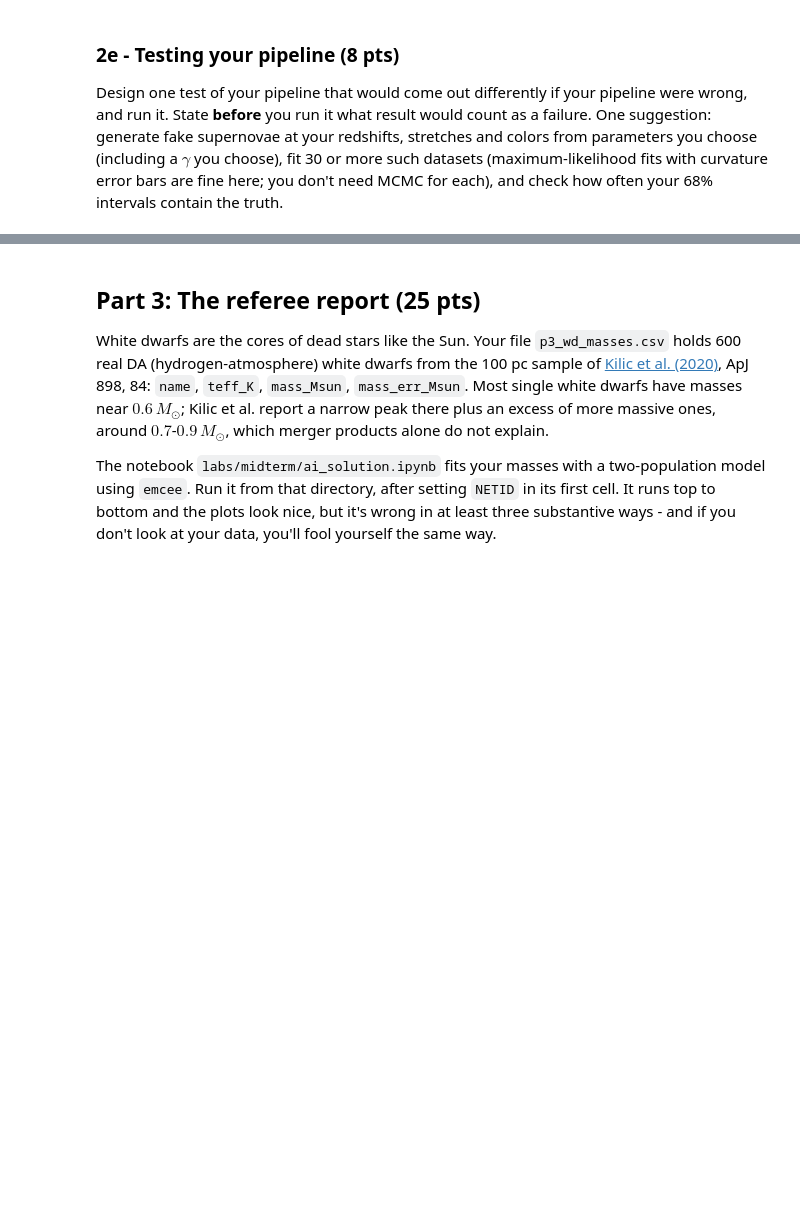
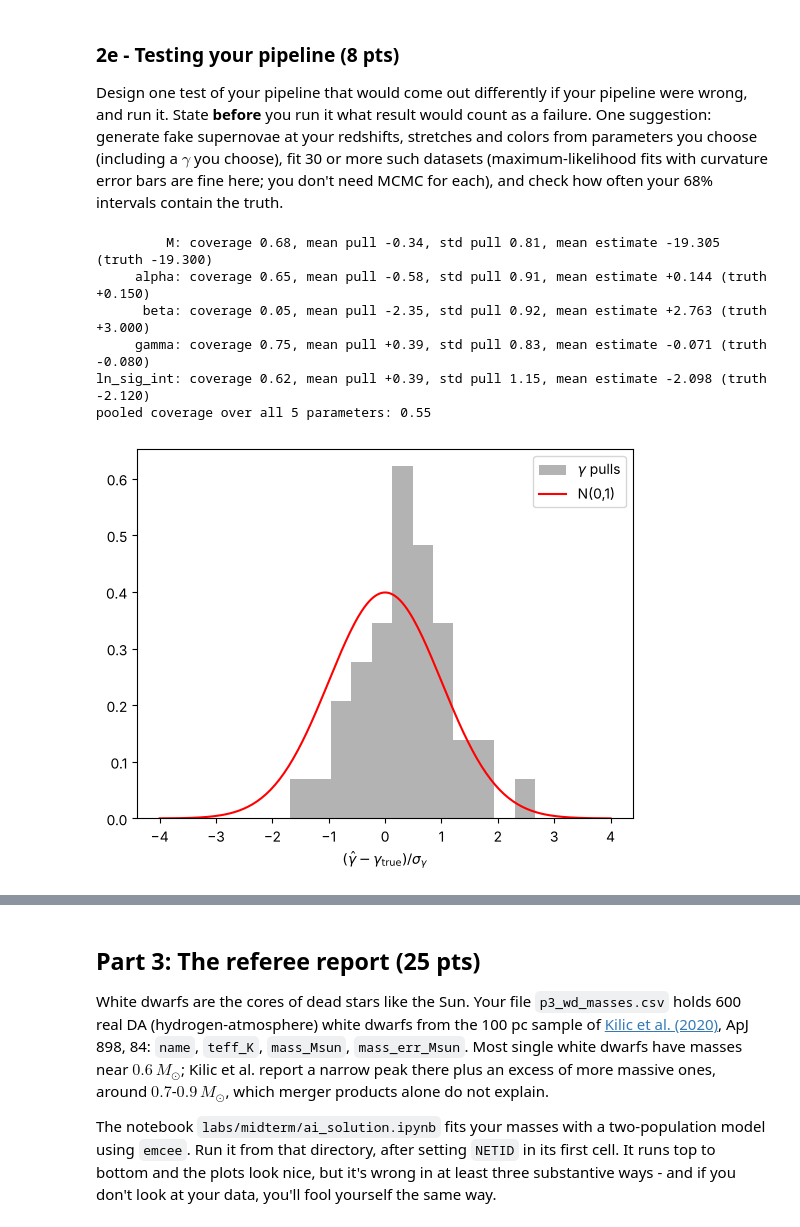
Before and after one commit to yiming-maa/ast457_2026_Fall, a Jupyter notebook: submissions/ym31/midterm.ipynb, the cells around one changed output, grey strips where cells are left out. Cells and saved outputs as stored; diff of their text form; code cells hidden in the pictures; blank space fills up the shorter version.

```diff
--- a/submissions/ym31/midterm.ipynb
+++ b/submissions/ym31/midterm.ipynb
@@ -405,6 +740,49 @@ Compare $M_0$ ($\gamma = 0$) with $M_1$ ($\gamma$ free).
 Design one test of your pipeline that would come out differently if your pipeline were wrong, and run it. State **before** you run it what result would count as a failure. One suggestion: generate fake supernovae at your redshifts, stretches and colors from parameters you choose (including a $\gamma$ you choose), fit 30 or more such datasets (maximum-likelihood fits with curvature error bars are fine here; you don't need MCMC for each), and check how often your 68% intervals contain the truth.
 # %%
 # 2e: your work here
+# Coverage test. Truth I choose (not my fitted values): M = -19.30, alpha = 0.15, beta = 3.00, gamma = -0.08, sig_int = 0.12 mag.
+# Each fake dataset uses my real redshifts, real per-SN covariance matrices, real host-mass probabilities;
+# the true x1, c are my observed ones, and the "observed" (mB, x1, c) are drawn with the full 3x3 covariance.
+# The host of each SN is drawn massive with probability Phi, so the soft step in my model is also being tested.
+# FAILURE (decided before running): with 40 datasets, the 68% coverage of any parameter outside
+# 0.68 +/- 2*sqrt(0.68*0.32/40) = [0.53, 0.83], or a mean pull |<z>| > 2/sqrt(40) = 0.32, or std(z) outside [0.75, 1.25].
+truth = np.array([-19.30, 0.15, 3.00, -0.08, np.log(0.12)])
+nsim = 40
+keep = ~bad
+Cfull = np.zeros((len(z), 3, 3))
+Cfull[:, 0, 0], Cfull[:, 1, 1], Cfull[:, 2, 2] = smB**2, sx1**2, sc**2
+Cfull[:, 0, 1] = Cfull[:, 1, 0] = cmx; Cfull[:, 0, 2] = Cfull[:, 2, 0] = cmc; Cfull[:, 1, 2] = Cfull[:, 2, 1] = cxc
+Lchol = np.linalg.cholesky(Cfull)
+real = (mB, x1, col)
+est, err = np.zeros((nsim, 5)), np.zeros((nsim, 5))
+for k in range(nsim):
+    Mt, at, bt, gt, lst = truth
+    massive = rng.random(len(z)) < Phi
+    # true x1, c are the real observed ones (real[1], real[2]), not the previous loop's fakes
+    m_true = Mt + mu - at*real[1] + bt*real[2] + gt*massive + rng.normal(0, np.exp(lst), len(z)) + rng.normal(0, spec)
+    noise = np.einsum('nij,nj->ni', Lchol, rng.standard_normal((len(z), 3)))
+    mB, x1, col = m_true + noise[:, 0], real[1] + noise[:, 1], real[2] + noise[:, 2]   # globals used by m2lnL
+    f_ = minimize(m2lnL, truth, method='Nelder-Mead', options=NM)
+    est[k] = f_.x; err[k] = np.sqrt(np.diag(2*np.linalg.inv(hessian(m2lnL, f_.x))))
+mB, x1, col = real                                   # put the real data back
+zs = (est - truth) / err
+for i, n in enumerate(names):
+    cov68 = np.mean(np.abs(zs[:, i]) < 1)
+    print(f"{n:>10s}: coverage {cov68:.2f}, mean pull {zs[:, i].mean():+.2f}, std pull {zs[:, i].std(ddof=1):.2f}, "
+          f"mean estimate {est[:, i].mean():+.3f} (truth {truth[i]:+.3f})")
+print(f"pooled coverage over all 5 parameters: {np.mean(np.abs(zs) < 1):.2f}")
+
+plt.hist(zs[:, 3], 12, density=True, color='0.7', label=r'$\gamma$ pulls')
+xx = np.linspace(-4, 4, 200); plt.plot(xx, stats.norm.pdf(xx), 'r-', label='N(0,1)')
+plt.xlabel(r'$(\hat\gamma - \gamma_{\rm true})/\sigma_\gamma$'); plt.legend(); plt.show()
+# %% [output]
+         M: coverage 0.68, mean pull -0.34, std pull 0.81, mean estimate -19.305 (truth -19.300)
+     alpha: coverage 0.65, mean pull -0.58, std pull 0.91, mean estimate +0.144 (truth +0.150)
+      beta: coverage 0.05, mean pull -2.35, std pull 0.92, mean estimate +2.763 (truth +3.000)
+     gamma: coverage 0.75, mean pull +0.39, std pull 0.83, mean estimate -0.071 (truth -0.080)
+ln_sig_int: coverage 0.62, mean pull +0.39, std pull 1.15, mean estimate -2.098 (truth -2.120)
+pooled coverage over all 5 parameters: 0.55
+[figure, added]
 # %% [markdown]
 **ANSWER:**
 
```
Also changed, not shown: parts of 9 cells of this notebook.
